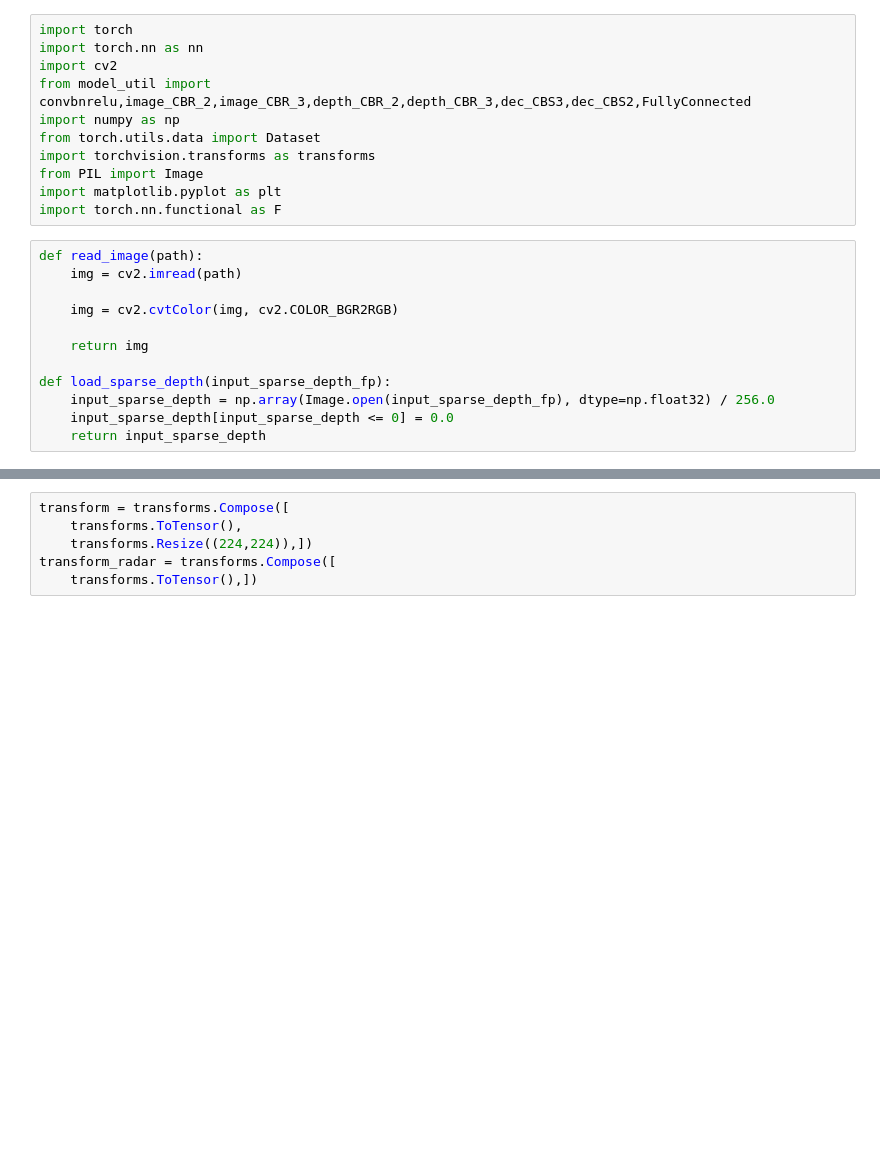
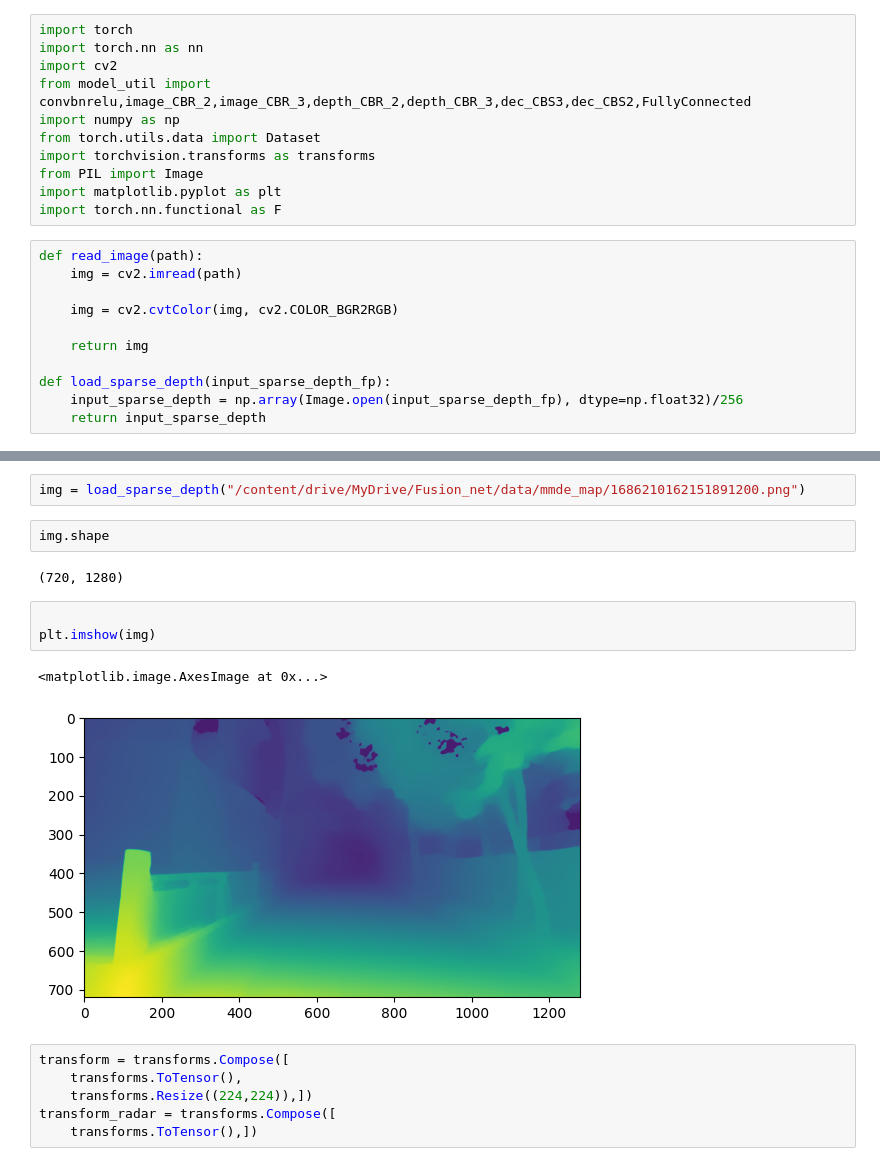
Before and after one commit to Vishalkagade/Master_Thesis_MMDE, a Jupyter notebook: fusion_net.ipynb, the cells around one changed output, grey strips where cells are left out. Cells and saved outputs as stored; diff of their text form; blank space fills up the shorter version.

```diff
--- a/fusion_net.ipynb
+++ b/fusion_net.ipynb
@@ -18,6 +27,5 @@ def read_image(path):
     return img
 
 def load_sparse_depth(input_sparse_depth_fp):
-    input_sparse_depth = np.array(Image.open(input_sparse_depth_fp), dtype=np.float32) / 256.0
-    input_sparse_depth[input_sparse_depth <= 0] = 0.0
+    input_sparse_depth = np.array(Image.open(input_sparse_depth_fp), dtype=np.float32)/256
     return input_sparse_depth
@@ -28,3 +32,15 @@ def load_sparse_depth(input_sparse_depth_fp):
+# %%
+img = load_sparse_depth("/content/drive/MyDrive/Fusion_net/data/mmde_map/1686210162151891200.png")
+# %%
+img.shape
+# %% [output]
+(720, 1280)
+# %%
+
+plt.imshow(img)
+# %% [output]
+<matplotlib.image.AxesImage at 0x...>
+[figure, added]
 # %%
 transform = transforms.Compose([
     transforms.ToTensor(),
```
Also changed, not shown: parts of 34 cells of this notebook.
